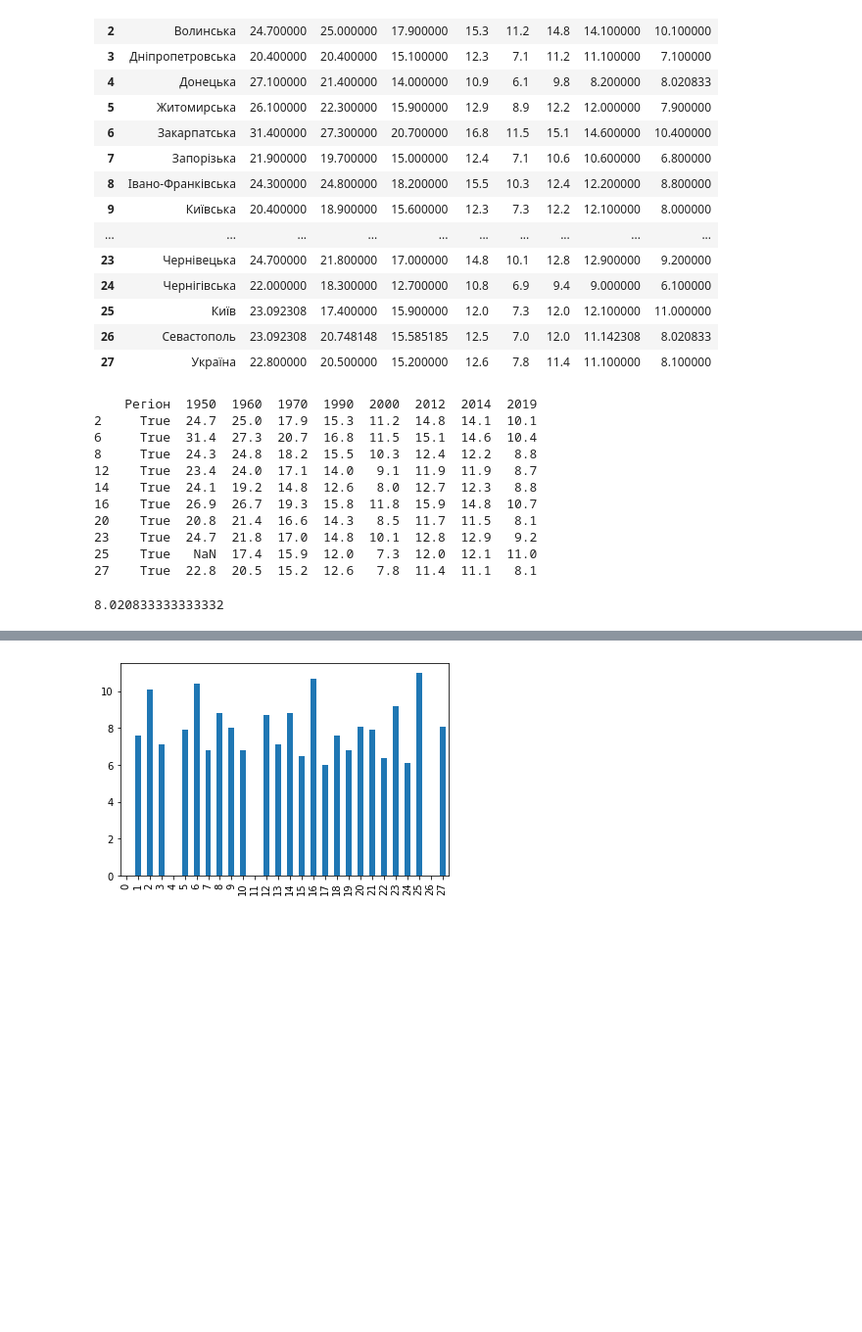
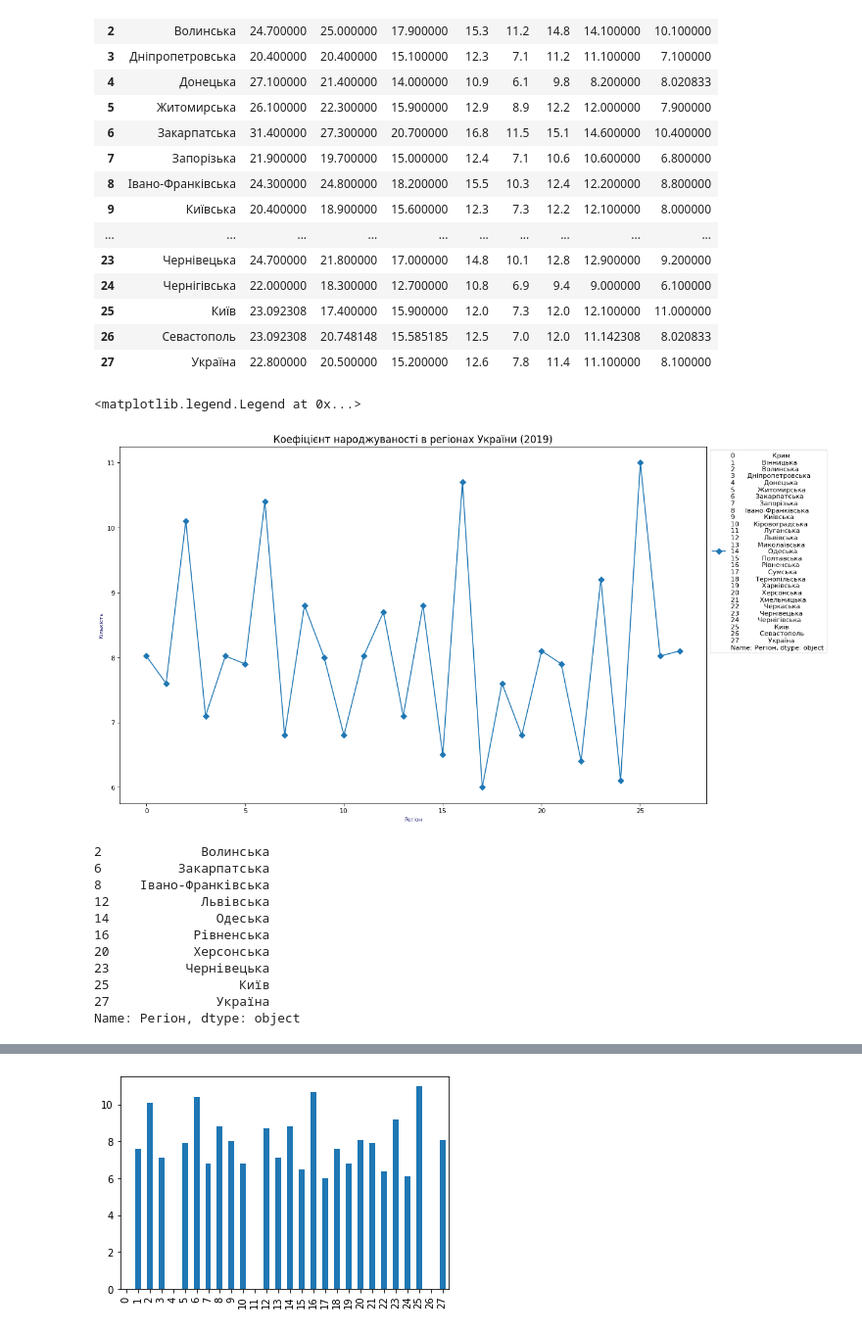
Before and after one commit to Iryna-Lytvynchuk/Data_Science, a Jupyter notebook: Hw2_1.ipynb, the cells around one changed output, grey strips where cells are left out. Shown at 98% size. Cells and saved outputs as stored; diff of their text form; code cells hidden in the pictures; blank space fills up the shorter version.

```diff
--- a/Hw2_1.ipynb
+++ b/Hw2_1.ipynb
@@ -133,7 +133,8 @@ tmp.drop(tmp.index[[27]])
 | 26 | Севастополь | NaN | NaN | NaN | 12.5 | 7.0 | 12.0 | NaN | NaN |
 # %%
 tmp.sum()
-tmp.fillna(tmp.mean())
+tmp = tmp.fillna(tmp.mean())
+tmp
 # %% [output]
 |  | Регіон | 1950 | 1960 | 1970 | 1990 | 2000 | 2012 | 2014 | 2019 |
 | 0 | Крим | 23.000000 | 20.600000 | 16.000000 | 13.0 | 7.3 | 12.6 | 11.142308 | 8.020833 |
@@ -152,24 +153,32 @@ tmp.fillna(tmp.mean())
 | 25 | Київ | 23.092308 | 17.400000 | 15.900000 | 12.0 | 7.3 | 12.0 | 12.100000 | 11.000000 |
 | 26 | Севастополь | 23.092308 | 20.748148 | 15.585185 | 12.5 | 7.0 | 12.0 | 11.142308 | 8.020833 |
 | 27 | Україна | 22.800000 | 20.500000 | 15.200000 | 12.6 | 7.8 | 11.4 | 11.100000 | 8.100000 |
+# %%
+%matplotlib inline
+import matplotlib.pyplot as plt
+plt.figure(figsize=(16,10), dpi= 80)
+plt.plot(tmp.index, tmp[['2019']], label=tmp['Регіон'], marker="D")
+plt.xlabel('Регіон', fontsize='small', color='midnightblue')
+plt.ylabel('Кількість', fontsize='small', color='midnightblue')
+plt.title('Коефіцієнт народжуваності в регіонах України (2019)', fontsize=15)
+plt.legend(bbox_to_anchor =(1, 1), ncol = 2)
+# %% [output]
+<matplotlib.legend.Legend at 0x...>
+[figure, added]
 # %%
-(tmp["2019"]>tmp['2019'].mean())
-print (tmp[tmp["Регіон"]])
-
-tmp['2019'].mean()
+tmp[tmp["2019"]>tmp['2019'].mean()]["Регіон"]
 # %% [output]
-    Регіон  1950  1960  1970  1990  2000  2012  2014  2019
-2     True  24.7  25.0  17.9  15.3  11.2  14.8  14.1  10.1
-6     True  31.4  27.3  20.7  16.8  11.5  15.1  14.6  10.4
-8     True  24.3  24.8  18.2  15.5  10.3  12.4  12.2   8.8
-12    True  23.4  24.0  17.1  14.0   9.1  11.9  11.9   8.7
-14    True  24.1  19.2  14.8  12.6   8.0  12.7  12.3   8.8
-16    True  26.9  26.7  19.3  15.8  11.8  15.9  14.8  10.7
-20    True  20.8  21.4  16.6  14.3   8.5  11.7  11.5   8.1
-23    True  24.7  21.8  17.0  14.8  10.1  12.8  12.9   9.2
-25    True   NaN  17.4  15.9  12.0   7.3  12.0  12.1  11.0
-27    True  22.8  20.5  15.2  12.6   7.8  11.4  11.1   8.1
+2             Волинська
+6          Закарпатська
+8     Івано-Франківська
+12            Львівська
+14              Одеська
+16           Рівненська
+20           Херсонська
+23          Чернівецька
+25                 Київ
+27              Україна
+Name: Регіон, dtype: object
-8.020833333333332
 # %%
 maxValue = tmp[['2014']].max()
 print(maxValue)
```
Also changed, not shown: parts of 4 cells of this notebook.
